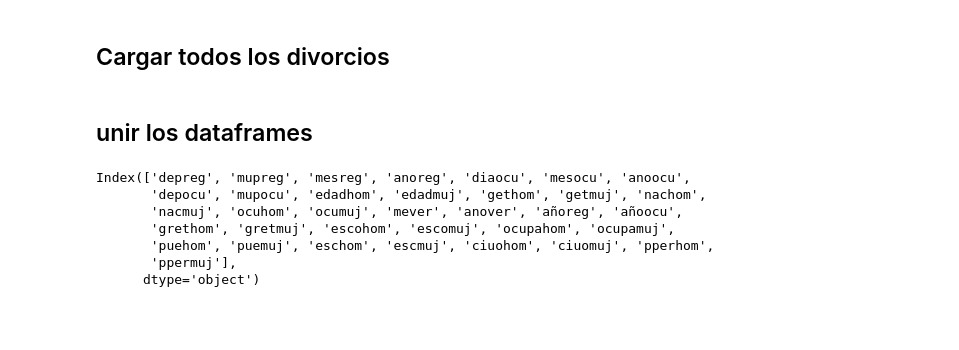
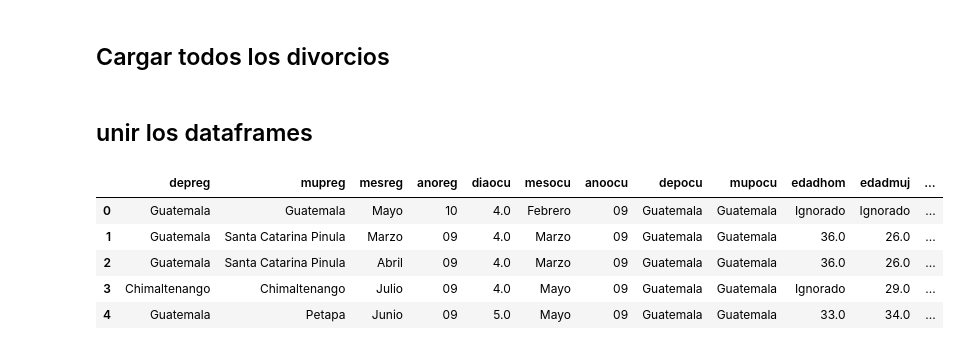
Before and after one commit to Mar19845/Proyecto_Mineria, a Jupyter notebook: Archivos/Pruebas.ipynb, the cells around one changed output. Saved outputs shown, nothing was run; the diff lists cells and outputs as text; code cells hidden in the pictures; blank space fills up the shorter version.

```diff
--- a/Archivos/Pruebas.ipynb
+++ b/Archivos/Pruebas.ipynb
@@ -49,13 +55,12 @@ df_divorcios = pd.concat(framesDiv)
 # %%
 df_matrimonios.to_csv('matrimonios.csv',index=False,encoding='utf-8')
 df_divorcios.to_csv('divorcios.csv',index=False,encoding='utf-8')
-# %%
-df_divorcios.columns
-# %% [output]
-Index(['depreg', 'mupreg', 'mesreg', 'anoreg', 'diaocu', 'mesocu', 'anoocu',
-       'depocu', 'mupocu', 'edadhom', 'edadmuj', 'gethom', 'getmuj', 'nachom',
-       'nacmuj', 'ocuhom', 'ocumuj', 'mever', 'anover', 'añoreg', 'añoocu',
-       'grethom', 'gretmuj', 'escohom', 'escomuj', 'ocupahom', 'ocupamuj',
-       'puehom', 'puemuj', 'eschom', 'escmuj', 'ciuohom', 'ciuomuj', 'pperhom',
-       'ppermuj'],
-      dtype='object')
+# %%
+div09.head()
+# %% [output]
+|  | depreg | mupreg | mesreg | anoreg | diaocu | mesocu | anoocu | depocu | mupocu | edadhom | edadmuj | ... |
+| 0 | Guatemala | Guatemala | Mayo | 10 | 4.0 | Febrero | 09 | Guatemala | Guatemala | Ignorado | Ignorado | ... |
+| 1 | Guatemala | Santa Catarina Pinula | Marzo | 09 | 4.0 | Marzo | 09 | Guatemala | Guatemala | 36.0 | 26.0 | ... |
+| 2 | Guatemala | Santa Catarina Pinula | Abril | 09 | 4.0 | Marzo | 09 | Guatemala | Guatemala | 36.0 | 26.0 | ... |
+| 3 | Chimaltenango | Chimaltenango | Julio | 09 | 4.0 | Mayo | 09 | Guatemala | Guatemala | Ignorado | 29.0 | ... |
+| 4 | Guatemala | Petapa | Junio | 09 | 5.0 | Mayo | 09 | Guatemala | Guatemala | 33.0 | 34.0 | ... |
```
Also changed, not shown: parts of 4 cells of this notebook, 1 other file.
